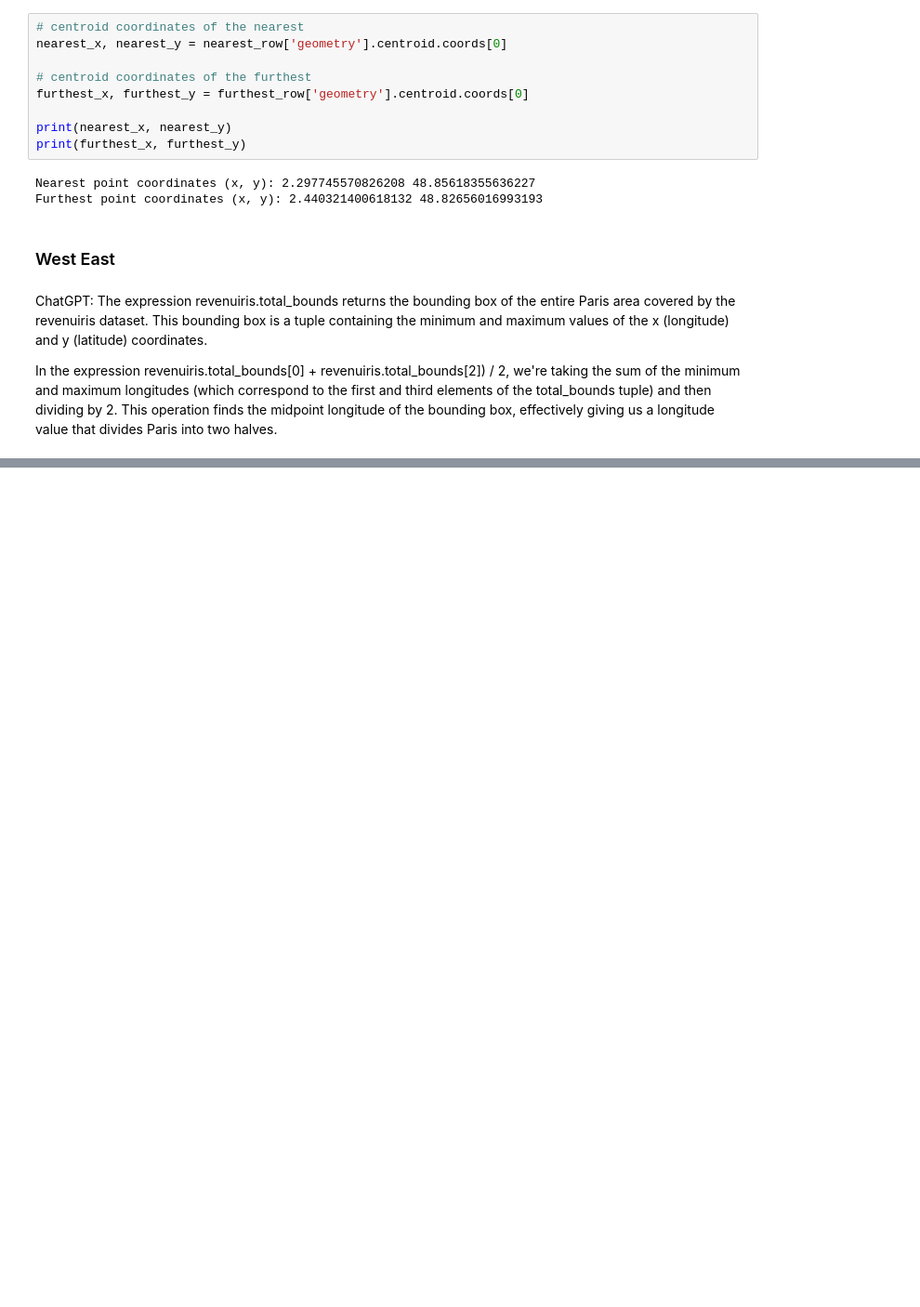
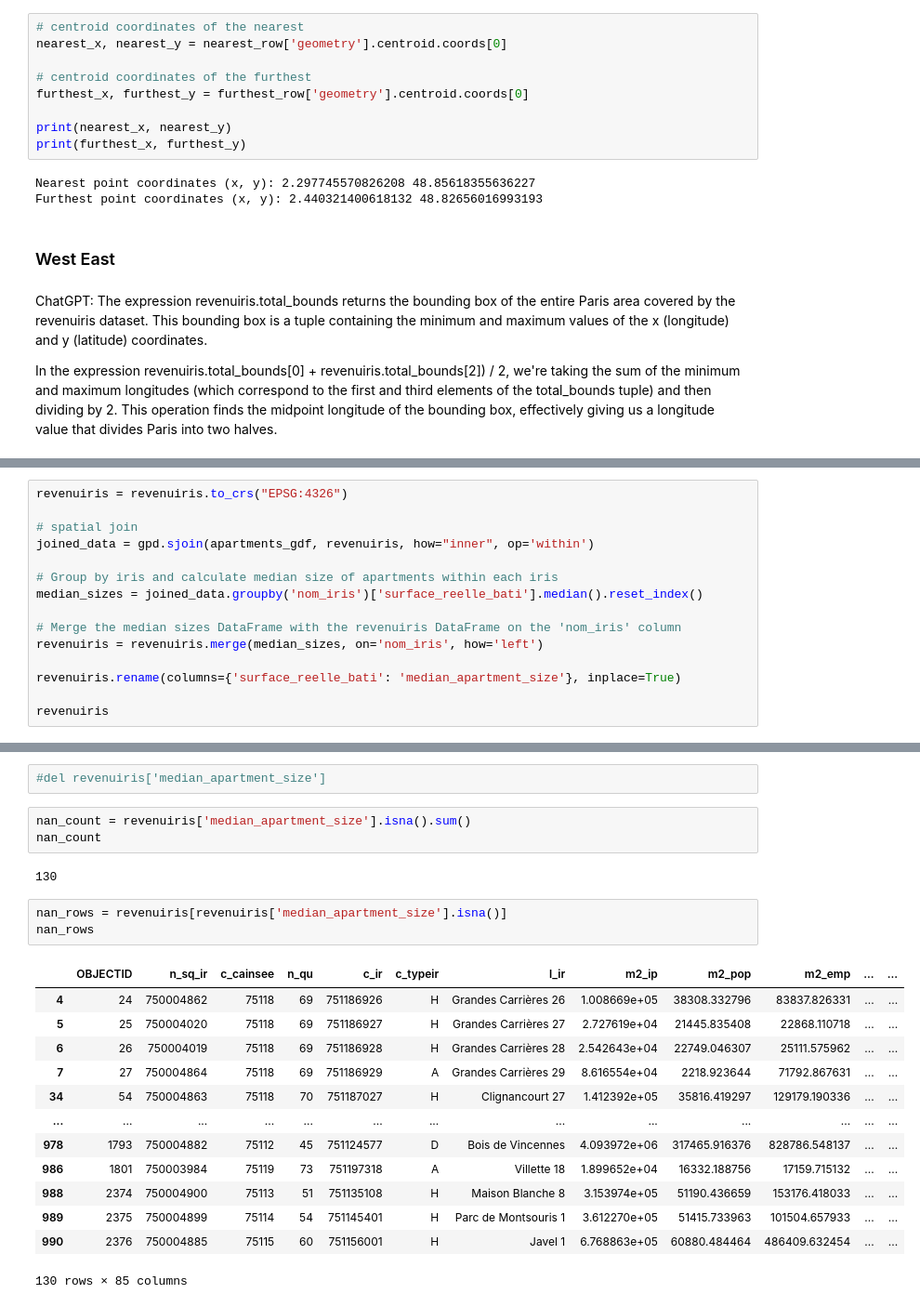
Before and after one commit to arshiataheri/IRIS-Paris-Geographical-Data-ML, a Jupyter notebook: IRIS_Paris_Geographical_Data_ML.ipynb, the cells around one changed output, grey strips where cells are left out. Shown at 93% size. Saved outputs shown, nothing was run; the diff lists cells and outputs as text; blank space fills up the shorter version.

```diff
--- a/IRIS_Paris_Geographical_Data_ML.ipynb
+++ b/IRIS_Paris_Geographical_Data_ML.ipynb
@@ -275,0 +282,15 @@ revenuiris
+# %%
+revenuiris = revenuiris.to_crs("EPSG:4326")
+
+# spatial join
+joined_data = gpd.sjoin(apartments_gdf, revenuiris, how="inner", op='within')
+
+# Group by iris and calculate median size of apartments within each iris
+median_sizes = joined_data.groupby('nom_iris')['surface_reelle_bati'].median().reset_index()
+
+# Merge the median sizes DataFrame with the revenuiris DataFrame on the 'nom_iris' column
+revenuiris = revenuiris.merge(median_sizes, on='nom_iris', how='left')
+
+revenuiris.rename(columns={'surface_reelle_bati': 'median_apartment_size'}, inplace=True)
+
+revenuiris
@@ -275,0 +317,24 @@ revenuiris
+# %%
+#del revenuiris['median_apartment_size']
+# %%
+nan_count = revenuiris['median_apartment_size'].isna().sum()
+nan_count
+# %% [output]
+130
+# %%
+nan_rows = revenuiris[revenuiris['median_apartment_size'].isna()]
+nan_rows
+# %% [output]
+|  | OBJECTID | n_sq_ir | c_cainsee | n_qu | c_ir | c_typeir | l_ir | m2_ip | m2_pop | m2_emp | ... | ... |
+| 4 | 24 | 750004862 | 75118 | 69 | 751186926 | H | Grandes Carrières 26 | 1.008669e+05 | 38308.332796 | 83837.826331 | ... | ... |
+| 5 | 25 | 750004020 | 75118 | 69 | 751186927 | H | Grandes Carrières 27 | 2.727619e+04 | 21445.835408 | 22868.110718 | ... | ... |
+| 6 | 26 | 750004019 | 75118 | 69 | 751186928 | H | Grandes Carrières 28 | 2.542643e+04 | 22749.046307 | 25111.575962 | ... | ... |
+| 7 | 27 | 750004864 | 75118 | 69 | 751186929 | A | Grandes Carrières 29 | 8.616554e+04 | 2218.923644 | 71792.867631 | ... | ... |
+| 34 | 54 | 750004863 | 75118 | 70 | 751187027 | H | Clignancourt 27 | 1.412392e+05 | 35816.419297 | 129179.190336 | ... | ... |
+| ... | ... | ... | ... | ... | ... | ... | ... | ... | ... | ... | ... | ... |
+| 978 | 1793 | 750004882 | 75112 | 45 | 751124577 | D | Bois de Vincennes | 4.093972e+06 | 317465.916376 | 828786.548137 | ... | ... |
+| 986 | 1801 | 750003984 | 75119 | 73 | 751197318 | A | Villette 18 | 1.899652e+04 | 16332.188756 | 17159.715132 | ... | ... |
+| 988 | 2374 | 750004900 | 75113 | 51 | 751135108 | H | Maison Blanche 8 | 3.153974e+05 | 51190.436659 | 153176.418033 | ... | ... |
+| 989 | 2375 | 750004899 | 75114 | 54 | 751145401 | H | Parc de Montsouris 1 | 3.612270e+05 | 51415.733963 | 101504.657933 | ... | ... |
+| 990 | 2376 | 750004885 | 75115 | 60 | 751156001 | H | Javel 1 | 6.768863e+05 | 60880.484464 | 486409.632454 | ... | ... |
+130 rows × 85 columns
```
Also changed, not shown: parts of 7 cells of this notebook.
